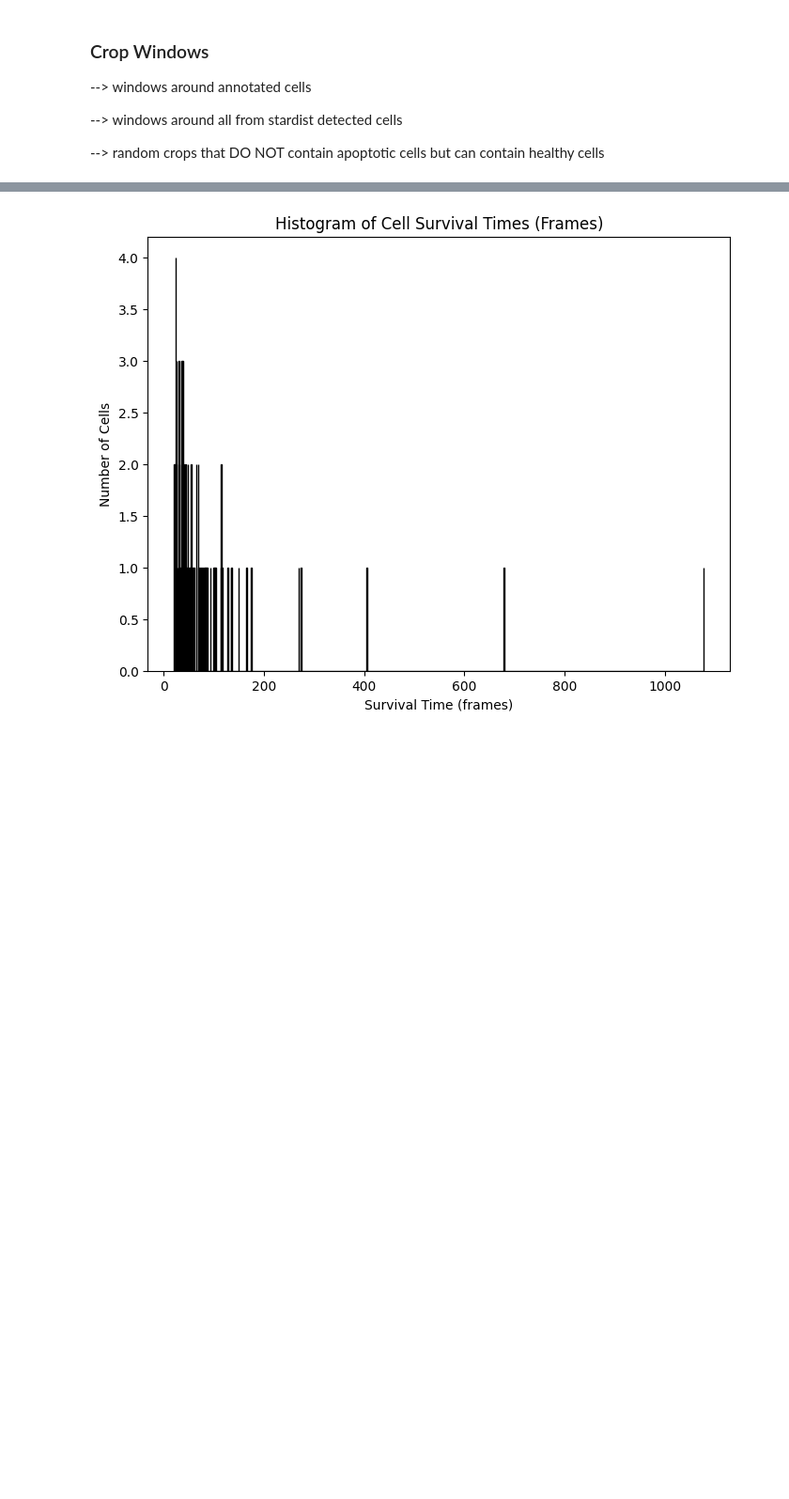
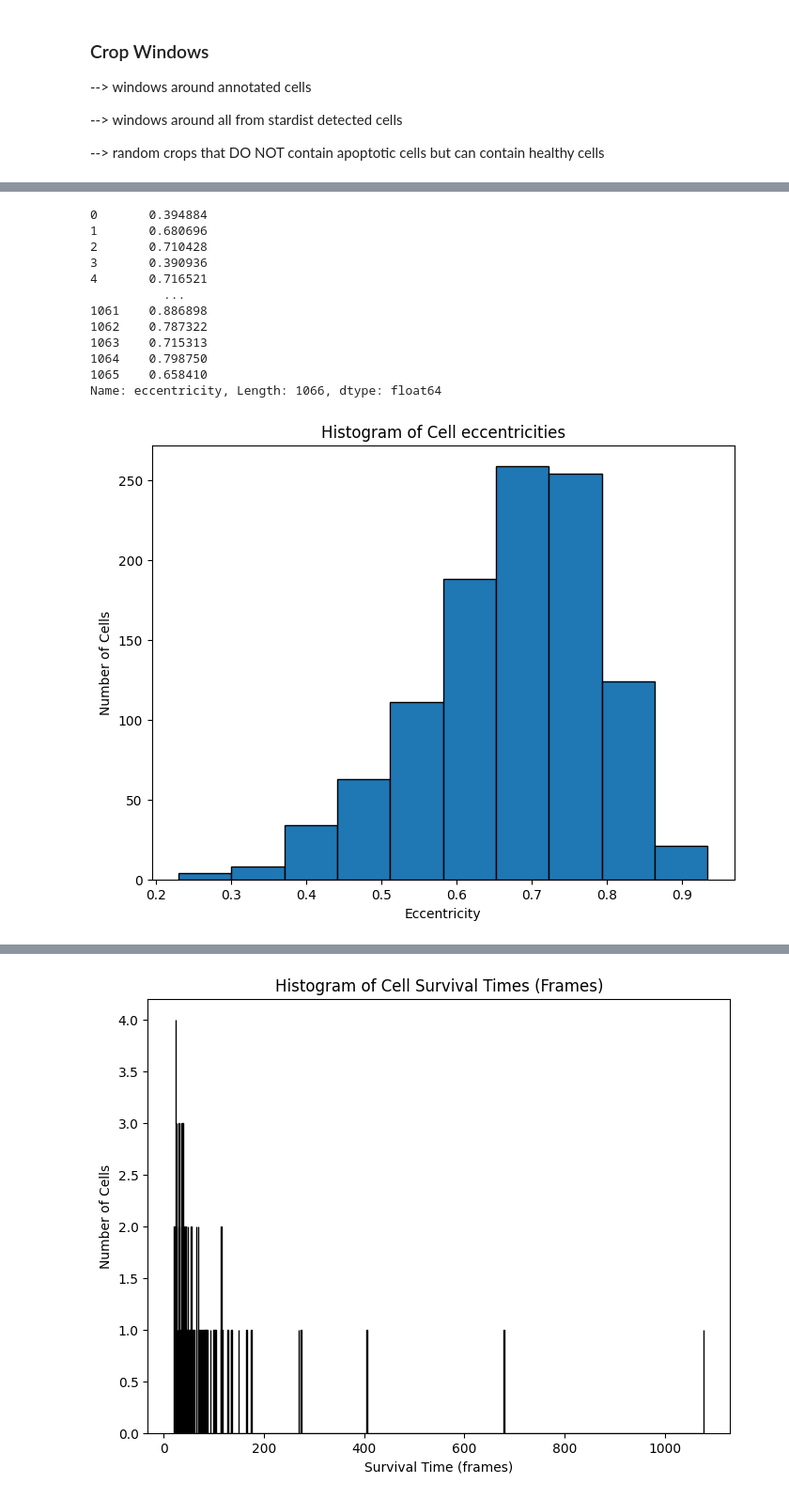
Before and after one commit to nezba00/apoDet, a Jupyter notebook: scripts/04_crop_windows.ipynb, the cells around one changed output, grey strips where cells are left out. Shown at 94% size. Saved outputs shown, nothing was run; the diff lists cells and outputs as text; code cells hidden in the pictures; blank space fills up the shorter version.

```diff
--- a/scripts/04_crop_windows.ipynb
+++ b/scripts/04_crop_windows.ipynb
@@ -55,6 +62,7 @@ TRACK_DF_DIR = '../data/track_dfs'
 MASK_DIR = '../data/apo_masks'    # Stardist label predictions
 DF_DIR = '../data/summary_dfs'
 CROPS_DIR = '../data/apo_crops_test'    # Directory with .tif files for QC
+BAD_CROPS = '../data/apo_crops_bad'
 WINDOWS_DIR = '/home/nbahou/myimaging/apoDet/data/windows_test'    # Directory with crops for scDINO
 RANDOM_DIR = os.path.join(WINDOWS_DIR, 'random')
 #CLASS_DCT_PATH = './extras/class_dicts'
@@ -76,7 +84,7 @@ TRK_MIN_LEN = 25       # Minimum track length [frames]
 MAX_TRACKING_DURATION = 20    # In minutes
 FRAME_INTERVAL = 5    # minutes between images we want
 
-WINDOW_SIZE = 61
+WINDOW_SIZE = 48
 
 
 ## Logger Set Up
@@ -471,0 +677,23 @@ Valid Stack = True: acq_freq = 1
+# %%
+eccentricity = features_df['eccentricity']
+print(eccentricity)
+plt.figure(figsize=(8, 6))
+plt.hist(eccentricity, edgecolor='black')
+plt.xlabel("Eccentricity")
+plt.ylabel("Number of Cells")
+plt.title("Histogram of Cell eccentricities")
+plt.show()
+# %% [output]
+0       0.394884
+1       0.680696
+2       0.710428
+3       0.390936
+4       0.716521
+          ...
+1061    0.886898
+1062    0.787322
+1063    0.715313
+1064    0.798750
+1065    0.658410
+Name: eccentricity, Length: 1066, dtype: float64
+[figure, added]
```
Also changed, not shown: parts of 17 cells of this notebook, 2 other files.
